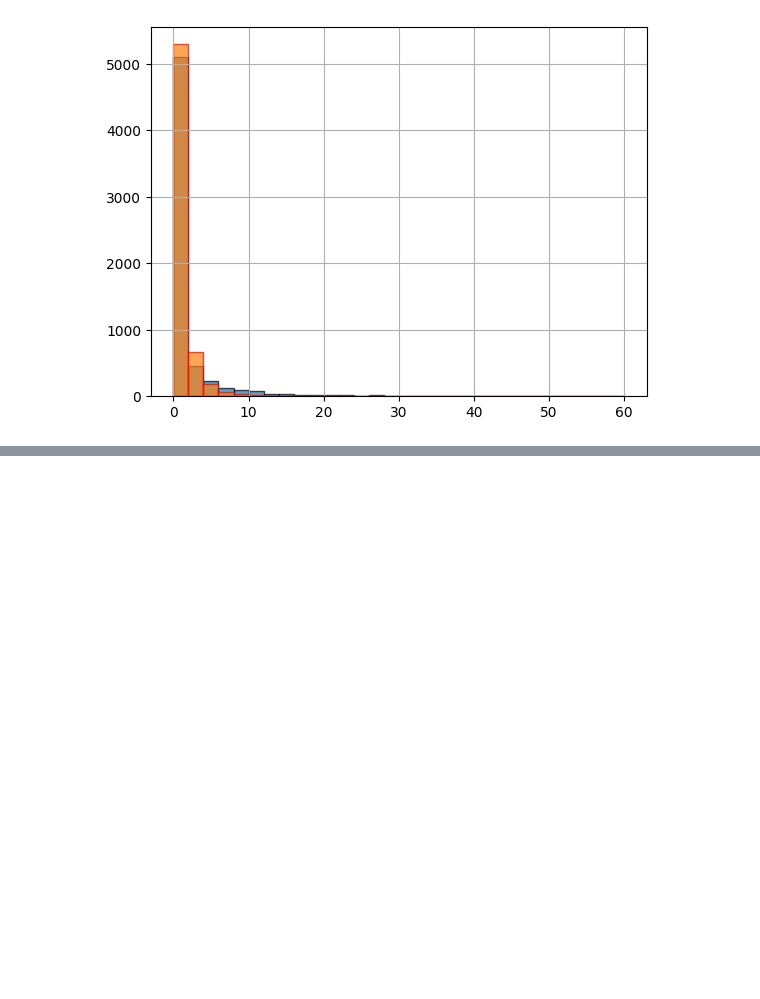
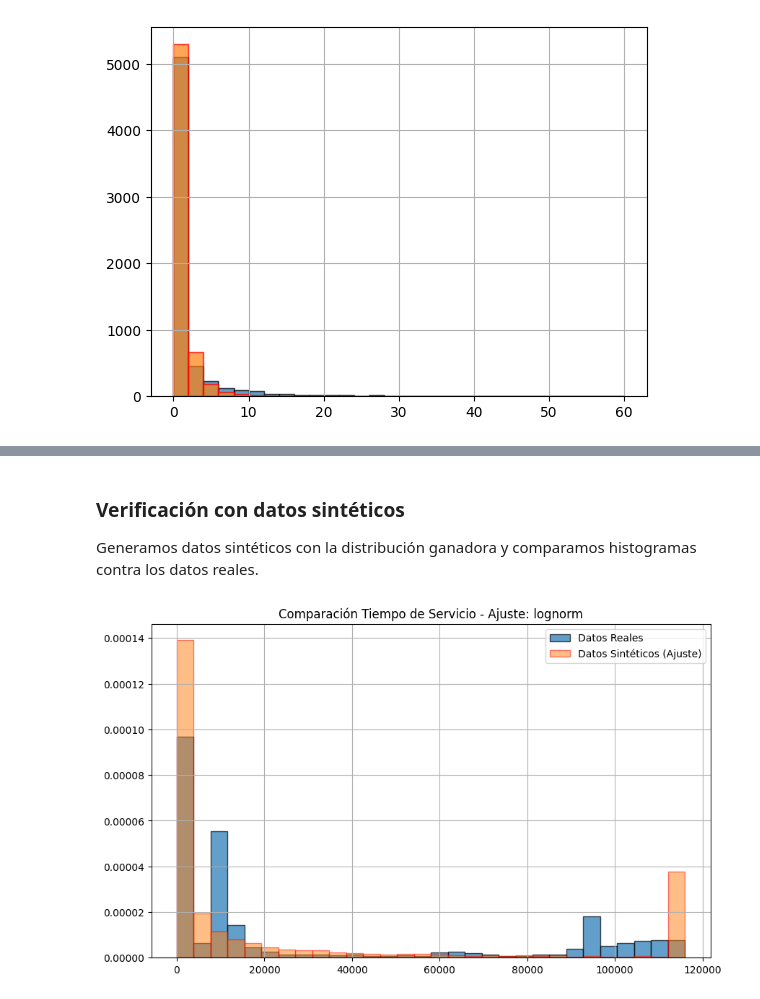
Before and after one commit to GFCACACE/propuesta-simulacion, a Jupyter notebook: Propuesta_de_simulación_Intenet.ipynb, the cells around one changed output, grey strips where cells are left out. Cells and saved outputs as stored; diff of their text form; code cells hidden in the pictures; blank space fills up the shorter version.

```diff
--- a/Propuesta_de_simulación_Intenet.ipynb
+++ b/Propuesta_de_simulación_Intenet.ipynb
@@ -243,0 +280,21 @@ pd.Series(datos_sinteticos).hist(bins=30, edgecolor='red', alpha=0.7)
+# %% [markdown]
+### Verificación con datos sintéticos
+
+Generamos datos sintéticos con la distribución ganadora y comparamos histogramas contra los datos reales.
+# %%
+nombre_dist_serv = list(mejor_dist_servicio.keys())[0]
+params_dist_serv = mejor_dist_servicio[nombre_dist_serv]
+
+dist_obj_serv = getattr(stats, nombre_dist_serv)
+datos_sinteticos_serv = dist_obj_serv.rvs(**params_dist_serv, size=len(datos_servicio), random_state=42)
+
+datos_sinteticos_serv = np.clip(datos_sinteticos_serv, 0, limite_superior_serv)
+
+plt.figure(figsize=(10, 6))
+datos_servicio.hist(bins=30, density=True, edgecolor='black', alpha=0.7, label='Datos Reales')
+pd.Series(datos_sinteticos_serv).hist(bins=30, density=True, edgecolor='red', alpha=0.5, label='Datos Sintéticos (Ajuste)')
+plt.legend()
+plt.title(f'Comparación Tiempo de Servicio - Ajuste: {nombre_dist_serv}')
+plt.show()
+# %% [output]
+[figure, added]
```
Also changed, not shown: parts of 8 cells of this notebook.
